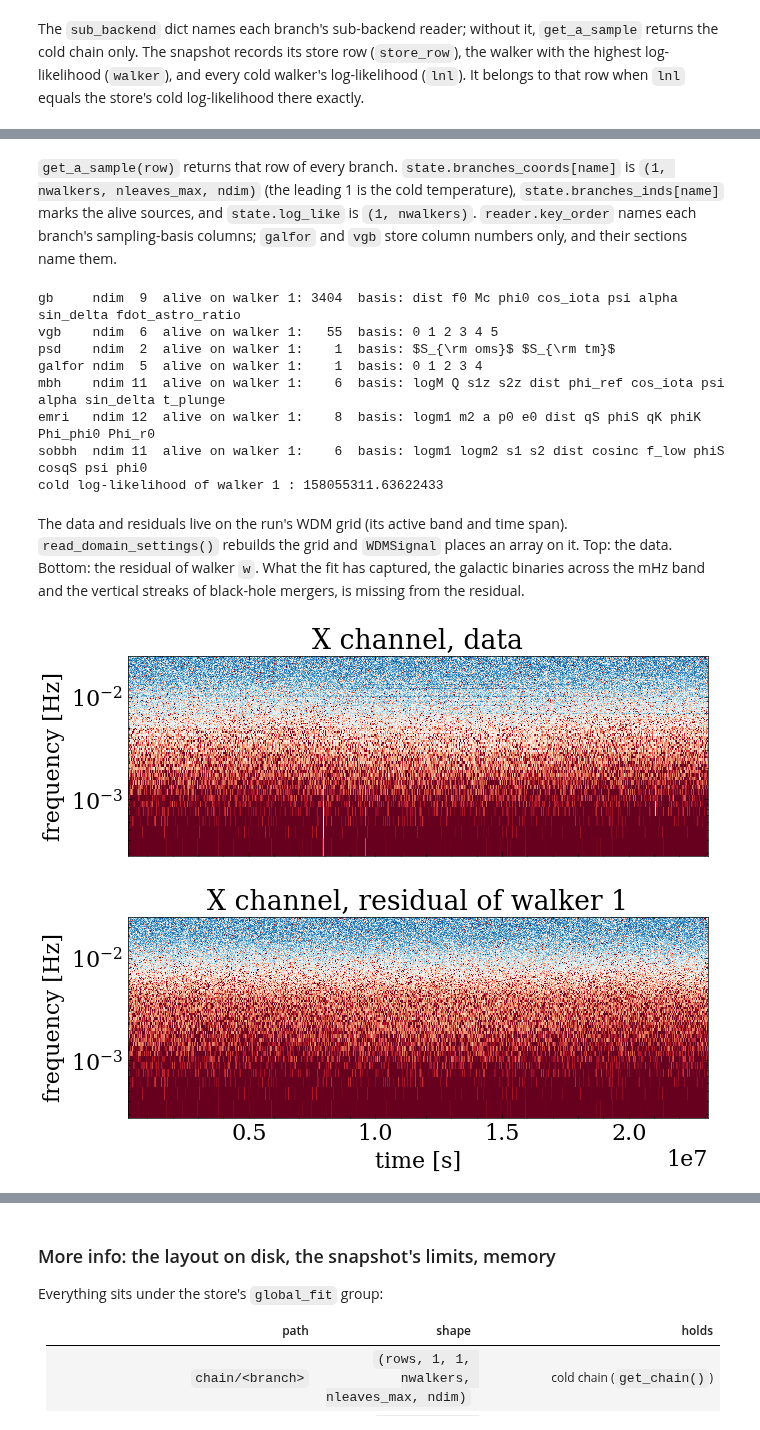
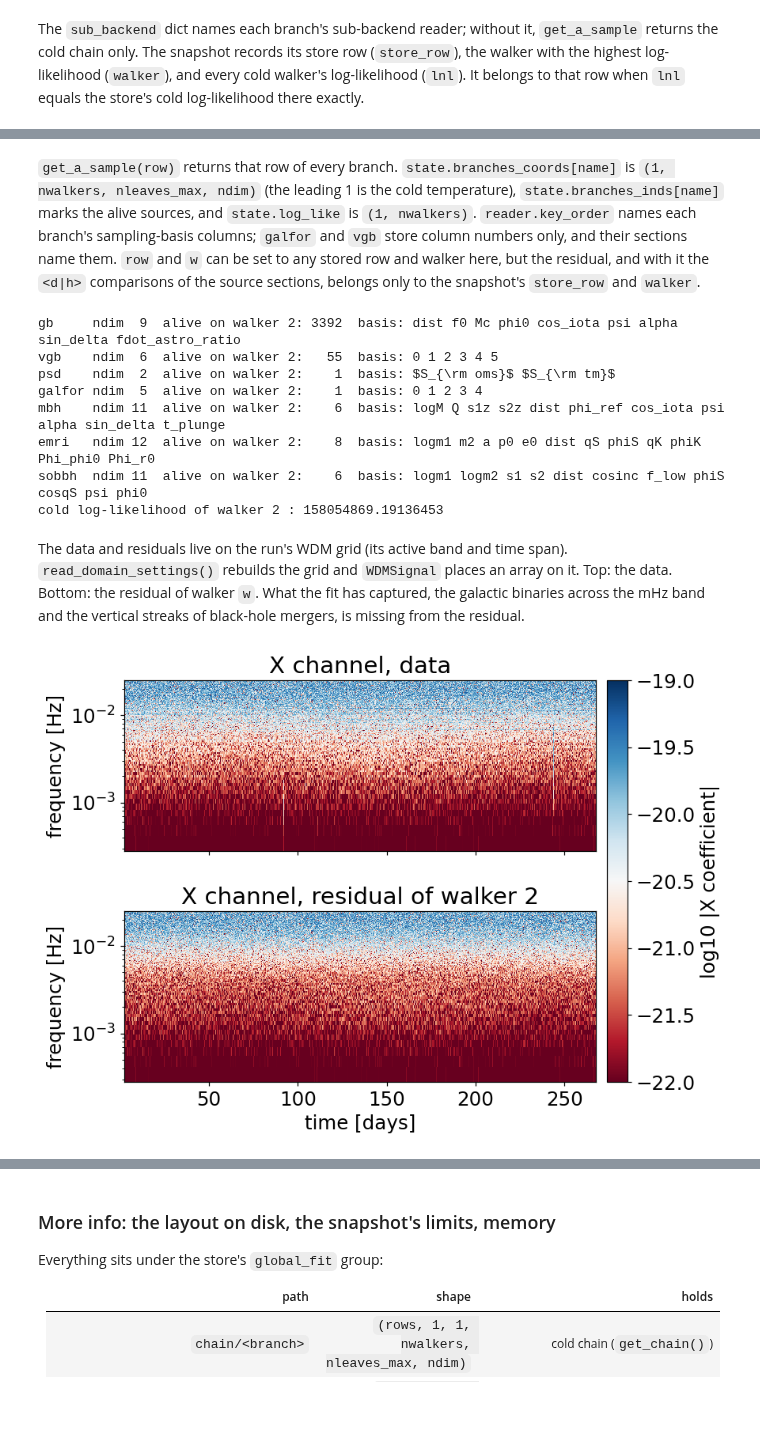
Before and after one commit to lisa-analysis-tools/LATW, a Jupyter notebook: tutorials/09_GlobalFitOutput.ipynb, the cells around one changed output, grey strips where cells are left out. Saved outputs shown, nothing was run; the diff lists cells and outputs as text; code cells hidden in the pictures.

```diff
--- a/tutorials/09_GlobalFitOutput.ipynb
+++ b/tutorials/09_GlobalFitOutput.ipynb
@@ -109,10 +163,9 @@ snapshot matches the store row: True
 `(1, nwalkers, nleaves_max, ndim)` (the leading 1 is the cold temperature),
 `state.branches_inds[name]` marks the alive sources, and `state.log_like` is `(1, nwalkers)`.
 `reader.key_order` names each branch's sampling-basis columns; `galfor` and `vgb` store column
-numbers only, and their sections name them.
+numbers only, and their sections name them. `row` and `w` can be set to any stored row and walker
+here, but the residual, and with it the `<d|h>` comparisons of the source sections, belongs only to the
+snapshot's `store_row` and `walker`.
-# %%
-row = 2010
-w = 1
 # %%
 state = reader.get_a_sample(row)
 for name in reader.branch_names:
@@ -120,30 +173,33 @@ for name in reader.branch_names:
     print(f"{name:6s} ndim {reader.ndims[name]:2d}  alive on walker {w}: {alive:4d}  basis:", *reader.key_order[name])
 print("cold log-likelihood of walker", w, ":", state.log_like[0, w])
 # %% [output]
-gb     ndim  9  alive on walker 1: 3404  basis: dist f0 Mc phi0 cos_iota psi alpha sin_delta fdot_astro_ratio
-vgb    ndim  6  alive on walker 1:   55  basis: 0 1 2 3 4 5
-psd    ndim  2  alive on walker 1:    1  basis: $S_{\rm oms}$ $S_{\rm tm}$
-galfor ndim  5  alive on walker 1:    1  basis: 0 1 2 3 4
-mbh    ndim 11  alive on walker 1:    6  basis: logM Q s1z s2z dist phi_ref cos_iota psi alpha sin_delta t_plunge
-emri   ndim 12  alive on walker 1:    8  basis: logm1 m2 a p0 e0 dist qS phiS qK phiK Phi_phi0 Phi_r0
-sobbh  ndim 11  alive on walker 1:    6  basis: logm1 logm2 s1 s2 dist cosinc f_low phiS cosqS psi phi0
-cold log-likelihood of walker 1 : 158055311.63622433
+gb     ndim  9  alive on walker 2: 3392  basis: dist f0 Mc phi0 cos_iota psi alpha sin_delta fdot_astro_ratio
+vgb    ndim  6  alive on walker 2:   55  basis: 0 1 2 3 4 5
+psd    ndim  2  alive on walker 2:    1  basis: $S_{\rm oms}$ $S_{\rm tm}$
+galfor ndim  5  alive on walker 2:    1  basis: 0 1 2 3 4
+mbh    ndim 11  alive on walker 2:    6  basis: logM Q s1z s2z dist phi_ref cos_iota psi alpha sin_delta t_plunge
+emri   ndim 12  alive on walker 2:    8  basis: logm1 m2 a p0 e0 dist qS phiS qK phiK Phi_phi0 Phi_r0
+sobbh  ndim 11  alive on walker 2:    6  basis: logm1 logm2 s1 s2 dist cosinc f_low phiS cosqS psi phi0
+cold log-likelihood of walker 2 : 158054869.19136453
 # %% [markdown]
 The data and residuals live on the run's WDM grid (its active band and time span).
 `read_domain_settings()` rebuilds the grid and `WDMSignal` places an array on it. Top: the data.
 Bottom: the residual of walker `w`. What the fit has captured, the galactic binaries across the mHz
 band and the vertical streaks of black-hole mergers, is missing from the residual.
 # %%
-plt.rcParams['text.usetex'] = False
+plt.rcParams.update({"text.usetex": False, "figure.dpi": 110, "axes.grid": False})
 settings = reader.read_domain_settings()
 data = WDMSignal(snap["data"].astype(np.float64), settings)
 residual = WDMSignal(snap["residuals"][w].astype(np.float64), settings)
-fig, axes = plt.subplots(2, 1, sharex=True, figsize=(8, 6))
+fig, axes = plt.subplots(2, 1, sharex=True, sharey=True, figsize=(9, 6))
 for ax, signal, label in zip(axes, [data, residual], ["data", f"residual of walker {w}"]):
-    signal.heatmap(index=0, mag=True, log=True, fig=fig, ax=ax, vmin=-22, vmax=-19)
+    signal.heatmap(index=0, mag=True, log=True, fig=fig, ax=ax, vmin=-22, vmax=-19, rasterized=True)
     ax.set(title=f"X channel, {label}", ylabel="frequency [Hz]", yscale="log")
-fig.subplots_adjust(hspace=0.3)
-axes[-1].set_xlabel("time [s]")
+axes[-1].set_xlabel("time [days]")
+axes[-1].xaxis.set_major_locator(plt.MultipleLocator(50 * 86400))
+axes[-1].xaxis.set_major_formatter(lambda t, _: f"{t / 86400:.0f}")
+fig.subplots_adjust(hspace=0.35)
+fig.colorbar(axes[0].collections[0], ax=axes, label="log10 |X coefficient|", pad=0.02)
 plt.show()
 # %% [output]
-[figure, old version]
+[figure, new version]
```
Also changed, not shown: parts of 41 cells of this notebook.
